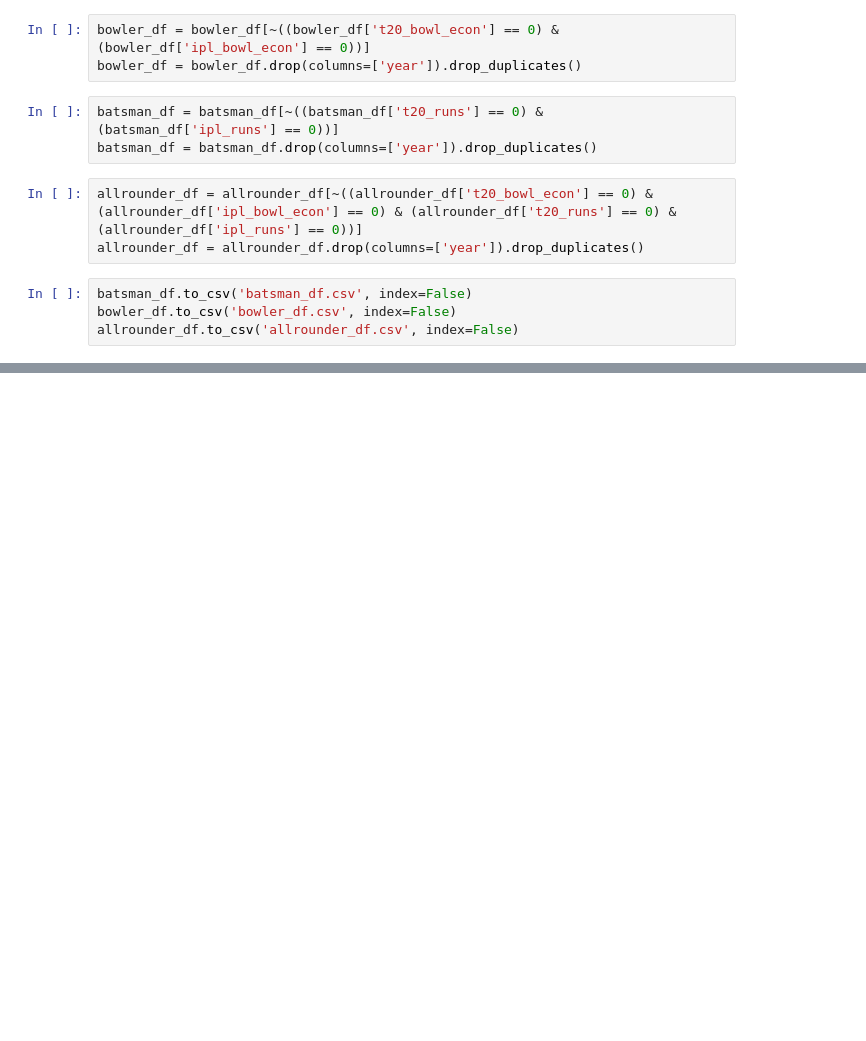
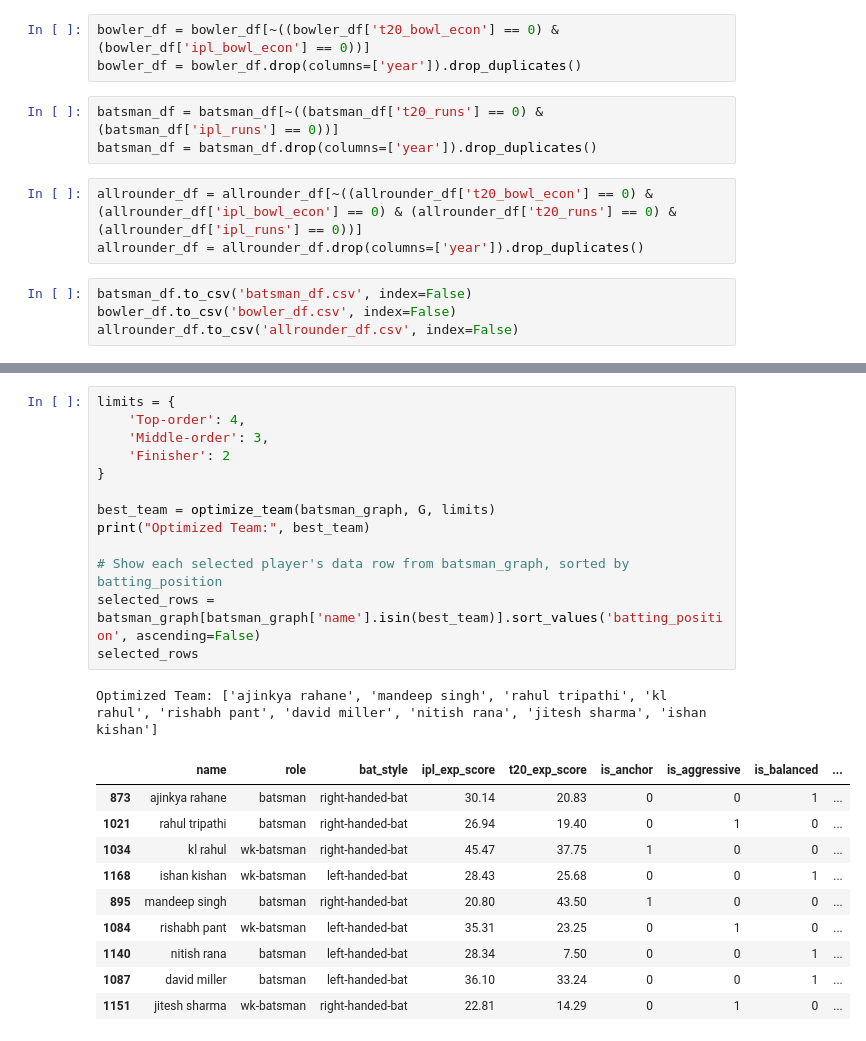
Before and after one commit to AkinduH/ipl-auction-optimizer, a Jupyter notebook: Synergy Graph/data preprocessing.ipynb, the cells around one changed output, grey strips where cells are left out. Drawn from its saved outputs; the diff is of its cells as text; blank space fills up the shorter version.

```diff
--- a/Synergy Graph/data preprocessing.ipynb
+++ b/Synergy Graph/data preprocessing.ipynb
@@ -92,0 +478,25 @@ allrounder_df.to_csv('allrounder_df.csv', index=False)
+# %%
+limits = {
+    'Top-order': 4,
+    'Middle-order': 3,
+    'Finisher': 2
+}
+
+best_team = optimize_team(batsman_graph, G, limits)
+print("Optimized Team:", best_team)
+
+# Show each selected player's data row from batsman_graph, sorted by batting_position
+selected_rows = batsman_graph[batsman_graph['name'].isin(best_team)].sort_values('batting_position', ascending=False)
+selected_rows
+# %% [output]
+Optimized Team: ['ajinkya rahane', 'mandeep singh', 'rahul tripathi', 'kl rahul', 'rishabh pant', 'david miller', 'nitish rana', 'jitesh sharma', 'ishan kishan']
+|  | name | role | bat_style | ipl_exp_score | t20_exp_score | is_anchor | is_aggressive | is_balanced | ... |
+| 873 | ajinkya rahane | batsman | right-handed-bat | 30.14 | 20.83 | 0 | 0 | 1 | ... |
+| 1021 | rahul tripathi | batsman | right-handed-bat | 26.94 | 19.40 | 0 | 1 | 0 | ... |
+| 1034 | kl rahul | wk-batsman | right-handed-bat | 45.47 | 37.75 | 1 | 0 | 0 | ... |
+| 1168 | ishan kishan | wk-batsman | left-handed-bat | 28.43 | 25.68 | 0 | 0 | 1 | ... |
+| 895 | mandeep singh | batsman | right-handed-bat | 20.80 | 43.50 | 1 | 0 | 0 | ... |
+| 1084 | rishabh pant | wk-batsman | left-handed-bat | 35.31 | 23.25 | 0 | 1 | 0 | ... |
+| 1140 | nitish rana | batsman | left-handed-bat | 28.34 | 7.50 | 0 | 0 | 1 | ... |
+| 1087 | david miller | batsman | left-handed-bat | 36.10 | 33.24 | 0 | 0 | 1 | ... |
+| 1151 | jitesh sharma | wk-batsman | right-handed-bat | 22.81 | 14.29 | 0 | 1 | 0 | ... |
```
Also changed, not shown: parts of 12 cells of this notebook, 1 other file.
